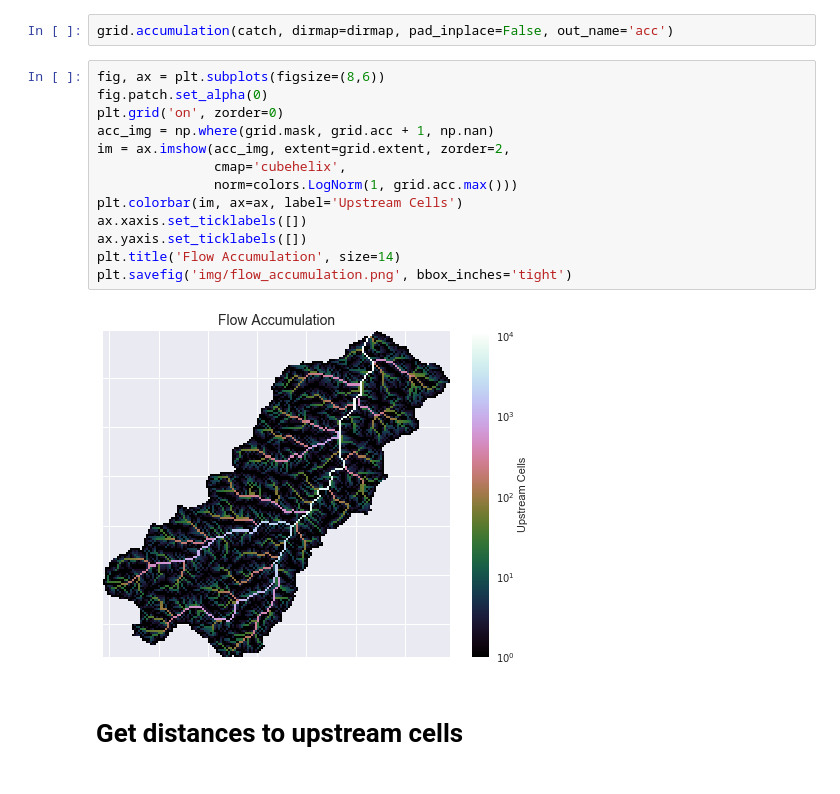
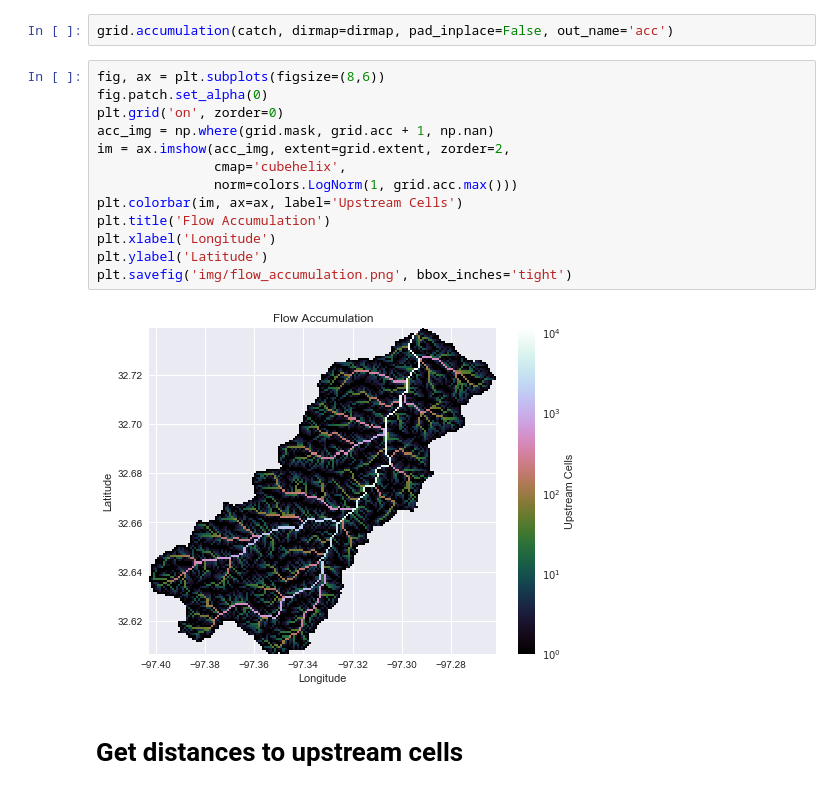
Before and after one commit to mdbartos/pysheds, a Jupyter notebook: examples/quickstart.ipynb, the cells around one changed output. Drawn from its saved outputs; the diff is of its cells as text.

```diff
--- a/examples/quickstart.ipynb
+++ b/examples/quickstart.ipynb
@@ -115,18 +115,18 @@ grid.accumulation(catch, dirmap=dirmap, pad_inplace=False, out_name='acc')
 # %%
 fig, ax = plt.subplots(figsize=(8,6))
 fig.patch.set_alpha(0)
 plt.grid('on', zorder=0)
 acc_img = np.where(grid.mask, grid.acc + 1, np.nan)
 im = ax.imshow(acc_img, extent=grid.extent, zorder=2,
                cmap='cubehelix',
                norm=colors.LogNorm(1, grid.acc.max()))
 plt.colorbar(im, ax=ax, label='Upstream Cells')
-ax.xaxis.set_ticklabels([])
-ax.yaxis.set_ticklabels([])
-plt.title('Flow Accumulation', size=14)
+plt.title('Flow Accumulation')
+plt.xlabel('Longitude')
+plt.ylabel('Latitude')
 plt.savefig('img/flow_accumulation.png', bbox_inches='tight')
 # %% [output]
-[figure, old version]
+[figure, new version]
 # %% [markdown]
 # Get distances to upstream cells
 # %%
```
Also changed, not shown: parts of 1 cell of this notebook, 3 other files.
